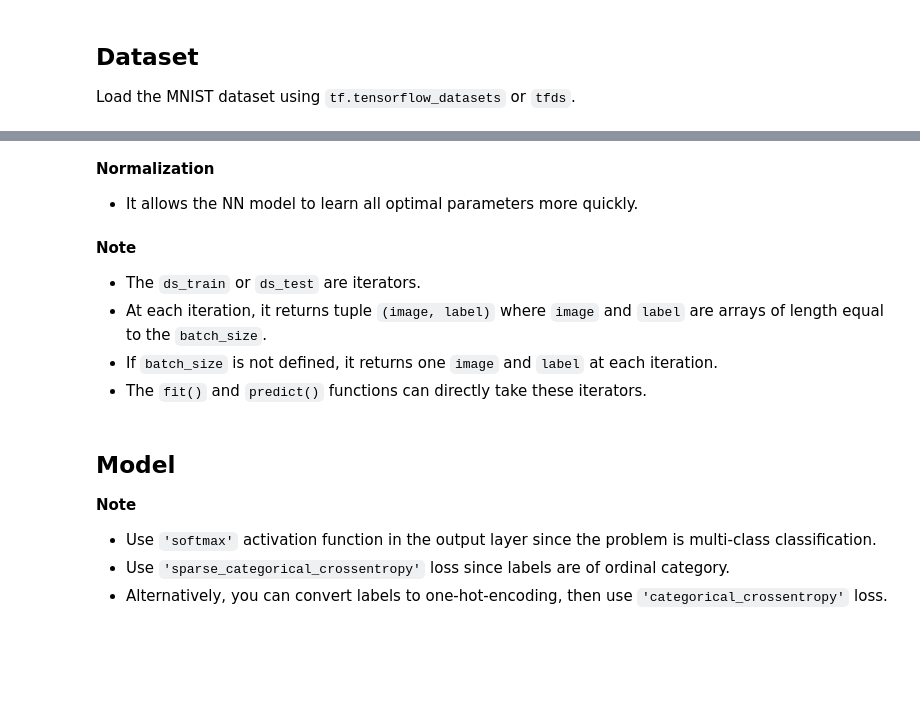
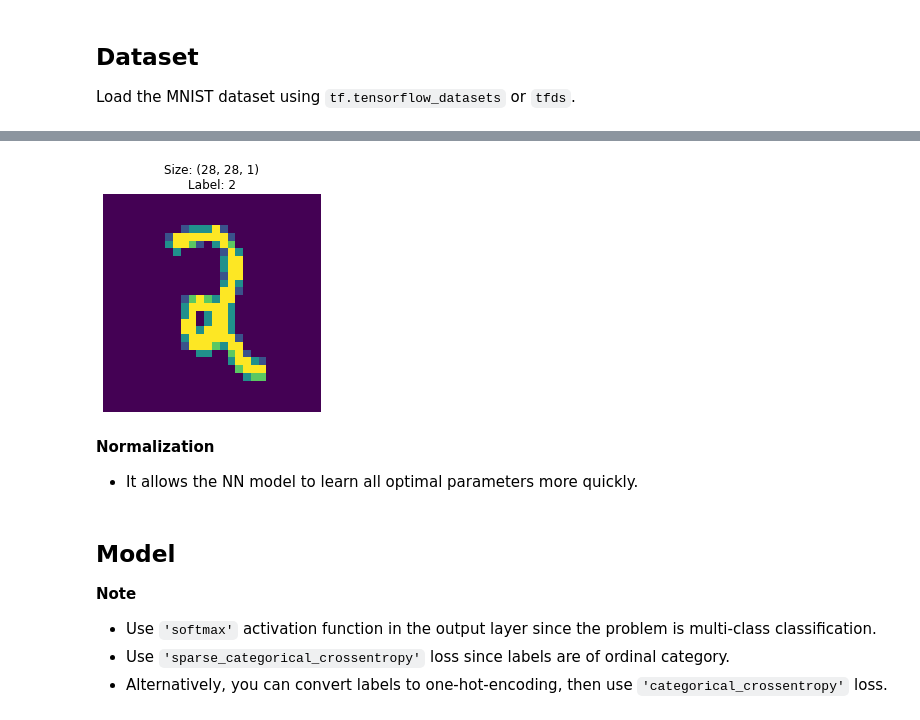
Before and after one commit to nipundebnath/tensorflow-2-practice, a Jupyter notebook: 01-Introduction/02-Neural-Network-MNIST-tfds.ipynb, the cells around one changed output, grey strips where cells are left out. Cells and saved outputs as stored; diff of their text form; code cells hidden in the pictures; blank space fills up the shorter version.

Commit message:
check one image

```diff
--- a/01-Introduction/02-Neural-Network-MNIST-tfds.ipynb
+++ b/01-Introduction/02-Neural-Network-MNIST-tfds.ipynb
@@ -43,3 +50,15 @@ ds_train = ds_train.shuffle(1000).prefetch(1)
+# %%
+# check one image
+(image, label), = ds_train.unbatch().take(1)
+
+# plot
+plt.figure()
+plt.title(f"Size: {image.shape}\nLabel: {label}")
+plt.axis('off')
+plt.imshow(image.numpy().squeeze())
+plt.show()
+# %% [output]
+[figure, added]
 # %% [markdown]
 **Normalization**
 - It allows the NN model to learn all optimal parameters more quickly.
@@ -47,13 +66,6 @@ ds_train = ds_train.shuffle(1000).prefetch(1)
 # normalize
 ds_train = ds_train.map(lambda image, label: (image/255, label))
 ds_test = ds_test.map(lambda image, label: (image/255, label))
-# %% [markdown]
-**Note**
-- The `ds_train` or `ds_test` are iterators.
-- At each iteration, it returns tuple `(image, label)`
-where `image` and `label` are arrays of length equal to the `batch_size`.
-- If `batch_size` is not defined, it returns one `image` and `label` at each iteration.
-- The `fit()` and `predict()` functions can directly take these iterators.
 # %% [markdown]
 ## Model
 
```
Also changed, not shown: parts of 5 cells of this notebook.
